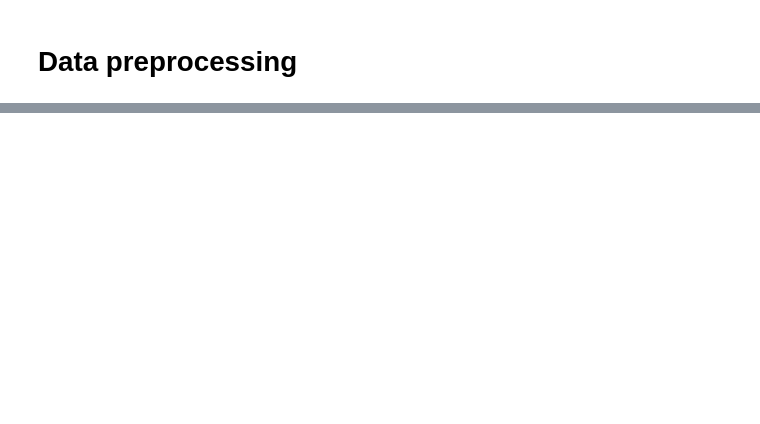
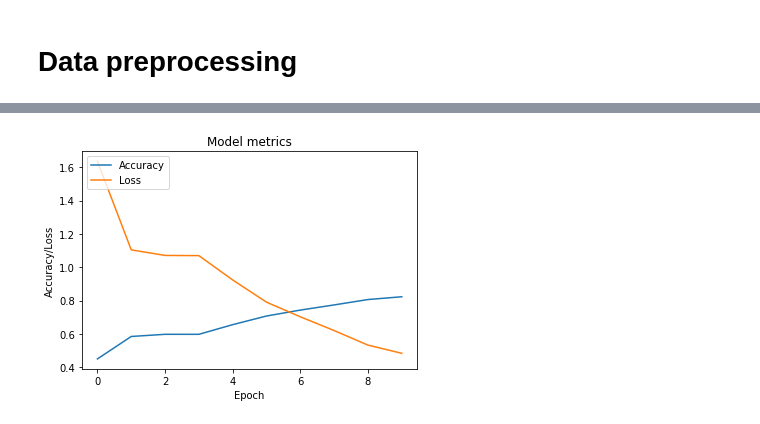
Before and after one commit to sagnik106/Facial-Emotion-Recognition, a Jupyter notebook: Model.ipynb, the cells around one changed output, grey strips where cells are left out. Drawn from its saved outputs; the diff is of its cells as text; code cells hidden in the pictures; blank space fills up the shorter version.

Commit message:
Model trained for 10 epochs

```diff
--- a/Model.ipynb
+++ b/Model.ipynb
@@ -105,0 +122,12 @@ Epoch 4/10
+# %%
+import matplotlib.pyplot as plt
+plt.plot(history.history['accuracy'])
+plt.plot(history.history['loss'])
+plt.title('Model metrics')
+plt.ylabel('Accuracy/Loss')
+plt.xlabel('Epoch')
+plt.legend(['Accuracy', 'Loss'], loc='upper left')
+plt.savefig("Model Metrics.png")
+plt.show()
+# %% [output]
+[figure, added]
```
Also changed, not shown: parts of 5 cells of this notebook.
